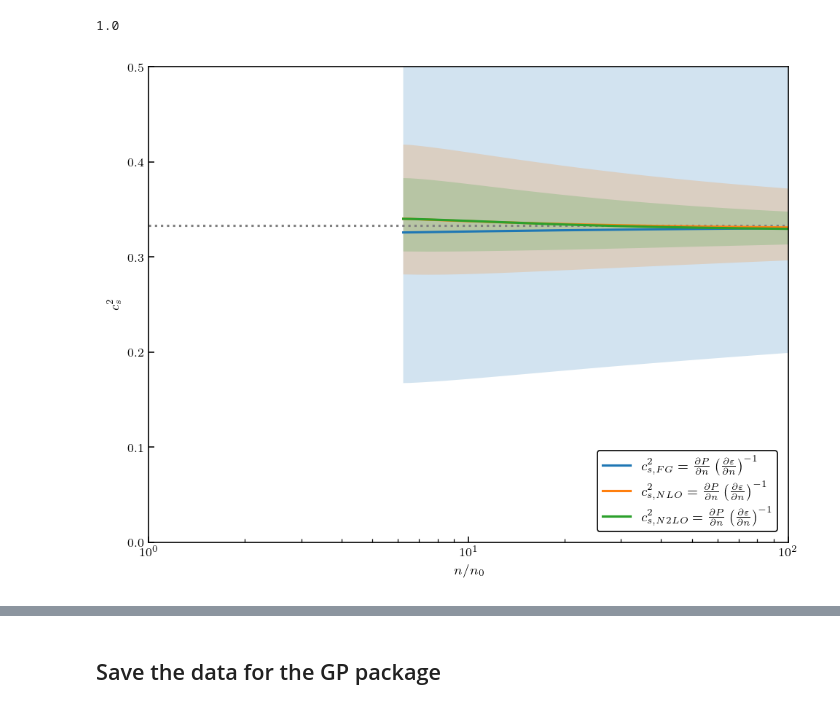
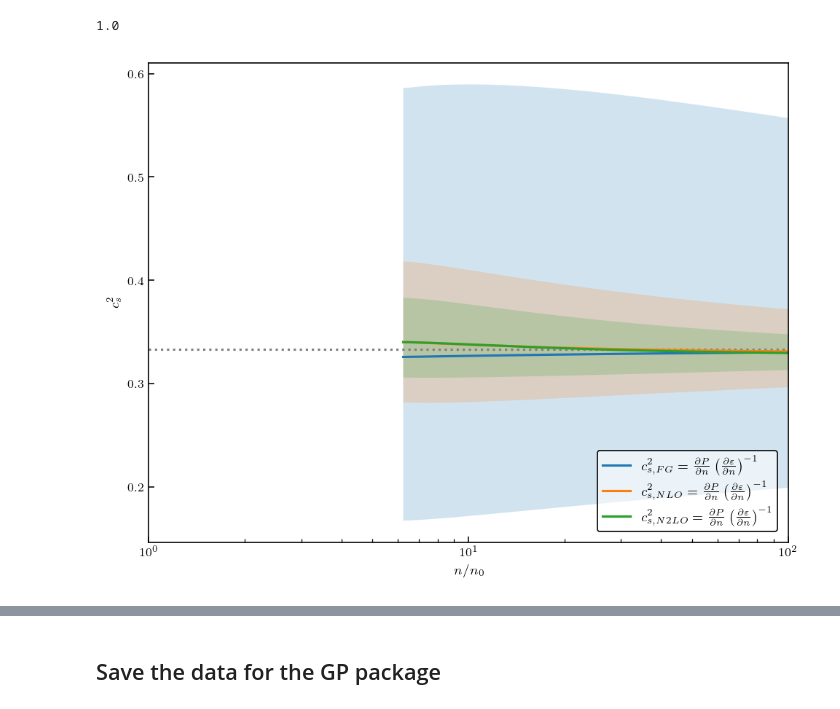
Before and after one commit to asemposki/neutron-rich-bmm, a Jupyter notebook: Gorda_pQCD_gsum.ipynb, the cells around one changed output, grey strips where cells are left out. Saved outputs shown, nothing was run; the diff lists cells and outputs as text; code cells hidden in the pictures.

```diff
--- a/Gorda_pQCD_gsum.ipynb
+++ b/Gorda_pQCD_gsum.ipynb
@@ -542,28 +539,11 @@ for j in range(len(orders)):
  1.2145329  1.21582112 1.21710662 1.2183894  1.2196695  1.2209469 ]
 # %%
 fig, axes = plt.subplots(1, 3, sharex=True, sharey=True, figsize=(5, 2.5), dpi=200)
-conversion = (1000)**4.0/(197.327)**3.0   # this seems exactly correct based on what we're working with
+conversion = (1000)**4.0/(197.327)**3.0
 
-# plot wrt the correct orders in pressure (define corrections here)
-pressureNLO_term1 = pqcd.mu_1(mu_FG)*pqcd.c_0(mu_FG)*pqcd.n_FG_mu(mu_FG)/pqcd.yref(mU_FG) # first order
-pressureN2LO_term1 = pqcd.mu_2(mu_FG)*pqcd.n_FG_mu(mu_FG)*pqcd.c_0(mu_FG)/pqcd.yref(mU_FG) # second order
-pressureN2LO_term2 = 0.5*pqcd.mu_1(mu_FG)**2.0*(pqcd.Nf * 3.0 * mu_FG**2.0 / np.pi**2.0)/pqcd.yref(mU_FG) # second order alpha_s
-#pressureN2LO_term3 = pqcd.mu_1(mu_FG)*(pqcd.c_1(mu_FG)*pqcd.alpha_s(mu_FG)*pqcd.n_FG_mu(mu_FG)/pqcd.yref(mU_FG))
-pressureN2LO_term3 = pqcd.mu_1(mu_FG)*(pqcd.c_1(mu_FG)*pqcd.expQ(mU_FG)*pqcd.n_FG_mu(mu_FG)/pqcd.yref(mU_FG))
-# second order alpha_s
-
-pressure_0 = pqcd.yref(mU_FG) * pqcd.c_0(mu_FG)  # correct
-pressure_1 = pqcd.yref(mU_FG) * (pqcd.c_0(mu_FG) + pqcd.c_1(mu_FG)*pqcd.expQ(mU_FG) + pressureNLO_term1)
-pressure_2 = pqcd.yref(mU_FG) * (pqcd.c_0(mu_FG) + pqcd.c_1(mu_FG)*pqcd.expQ(mU_FG) + pressureNLO_term1 \
-                                + pqcd.c_2(mu_FG)*pqcd.expQ(mU_FG)**2.0 + pressureN2LO_term1 \
-                                + pressureN2LO_term2 + pressureN2LO_term3)
-#pressure_1 = pqcd.yref(mU_FG) * (pqcd.c_0(mu_FG) + pqcd.c_1(mu_FG)*pqcd.alpha_s(mu_FG) + pressureNLO_term1) # correct
-#pressure_2 = pqcd.yref(mU_FG) * (pqcd.c_0(mu_FG) + pqcd.c_1(mu_FG)*pqcd.alpha_s(mu_FG) + pressureNLO_term1 \
-#                                 + pqcd.c_2(mu_FG)*pqcd.alpha_s(mu_FG)**2.0 + pressureN2LO_term1 \
-#                                 + pressureN2LO_term2 + pressureN2LO_term3)
-
-# put these into an array
-corrected_pressure = np.array([pressure_0, pressure_1, pressure_2]).T
+# call KLW function for pressure and assign to array
+pressure_n_KLW = pqcd.pressure_KLW(mu_FG)
+corrected_pressure = np.array([pressure_n_KLW["LO"], pressure_n_KLW["NLO"], pressure_n_KLW["N2LO"]]).T
 
 for i, n in enumerate(orders):
     for j in range(i, 3):
@@ -576,10 +556,7 @@ for i, n in enumerate(orders):
                         corrected_pressure[:, i]*conversion - 1.96*std_trunc[:,i]*conversion,
                         zorder=i-1, facecolor=light_colors[i], edgecolor=colors[i], lw=edgewidth)
     ax = axes.ravel()[i]
-    #ax.set_ylim(0,10000)
     ax.set_xlabel(r'$n/n_{0}$')
 ax.text(0.1, 0.9, r'$P(n)$ [MeV/fm$^{3}$]', ha='left', va='bottom',
            transform=ax.transAxes, fontsize=8)
-#ax.legend(loc='lower right', fontsize=5)
-fig.tight_layout(h_pad=0.3, w_pad=0.3);
 # %% [output]
@@ -1003,33 +981,33 @@ plt.axhline(y=0.3333, color='grey', linestyle='dotted')
 # FG
 plt.plot(dens/n0, cs2_FG['mean'], label=r'$c_{s, FG}^{2} = \frac{\partial P}{\partial n}\left(\frac{\partial \varepsilon}{\partial n}\right)^{-1}$')
 plt.fill_between(dens/n0, cs2_FG['lower'], cs2_FG['upper'], alpha=0.2)
 # NLO
 plt.plot(dens/n0, cs2_NLO['mean'], label=r'$c_{s, NLO}^{2} = \frac{\partial P}{\partial n}\left(\frac{\partial \varepsilon}{\partial n}\right)^{-1}$')
 plt.fill_between(dens/n0, cs2_NLO['lower'], cs2_NLO['upper'], alpha=0.2)
 # N2LO
 plt.plot(dens/n0, cs2_N2LO['mean'], label=r'$c_{s, N2LO}^{2} = \frac{\partial P}{\partial n}\left(\frac{\partial \varepsilon}{\partial n}\right)^{-1}$')
 plt.fill_between(dens/n0, cs2_N2LO['lower'], cs2_N2LO['upper'], alpha=0.2)
 # plt.plot(dens/n0, cs2_mean, label=r'$c_{s}^{2} = \frac{\partial P}{\partial n}\frac{1}{\mu}$')
 # plt.fill_between(dens/n0, cs2_lower, cs2_upper, alpha=0.2, label=r'second band')
 # # #plt.plot(dens/n0, cs2_2, label=r'$c_{s}^{2} = \frac{n}{\mu}\frac{\partial \mu}{\partial n}$')
 # # plt.plot(dens/n0, cs2_3, label=r'$c_{s}^{2} = \frac{n}{\mu}\frac{\partial \mu}{\partial n} \textrm{(using KLW mu)}$')
 # # plt.plot(dens/n0, cs2_3_full, label=r'$c_{s}^{2} = \frac{n}{\mu}\frac{\partial \mu}{\partial n} \textrm{(using full mu)}$')
 # plt.plot(dens/n0, dpdn_mean/(mu_pert*3*1000), label=r'$c_{s}^{2} = \frac{\partial P}{\partial n}\frac{1}{\mu} \textrm{(using KLW mu)}$')
 # plt.fill_between(dens/n0, dpdn_lower/(mu_pert*3*1000), dpdn_upper/(mu_pert*3*1000), alpha=0.2, label=r'third band')
 plt.xlim(1.0, 100.0)
 plt.xscale('log')
-plt.ylim(0.0, 0.5)
+#plt.ylim(0.0, 0.5)
 #plt.title('This is what failure looks like.')
 plt.xlabel(r'$n/n_{0}$')
 plt.ylabel(r'$c_{s}^{2}$')
 plt.legend(loc='lower right')
 plt.show()
 
 print(cs2_FG['mean'][-1])
 print(cs2_NLO['mean'][-1])
 print(cs2_N2LO['mean'][-1])
 
 print(cs2_N2LO['mean'][-1] - cs2_NLO['mean'][-1])
 # %% [output]
-[figure, old version]
+[figure, new version]
 0.33028418683643757
```
Also changed, not shown: parts of 9 cells of this notebook, 4 other files.
